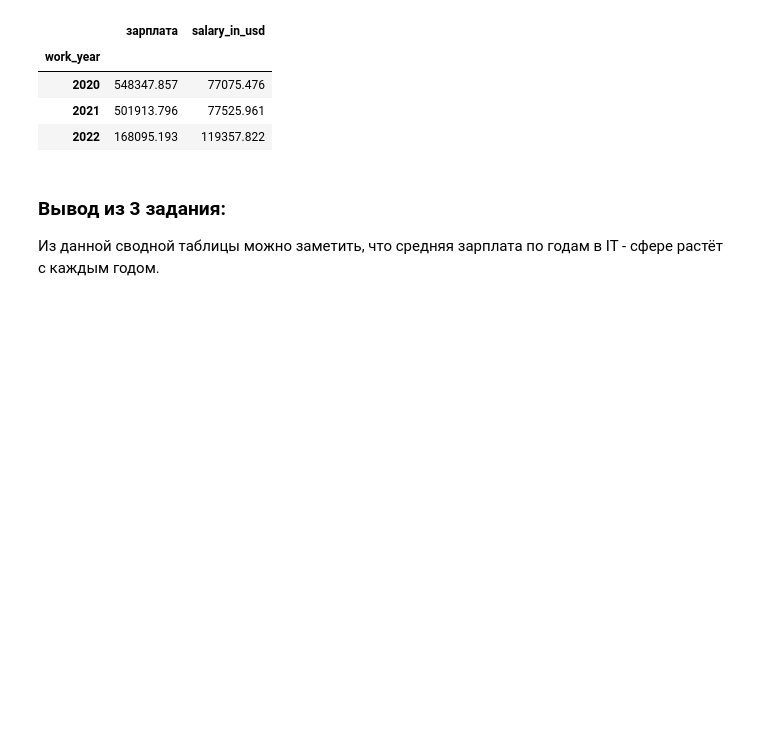
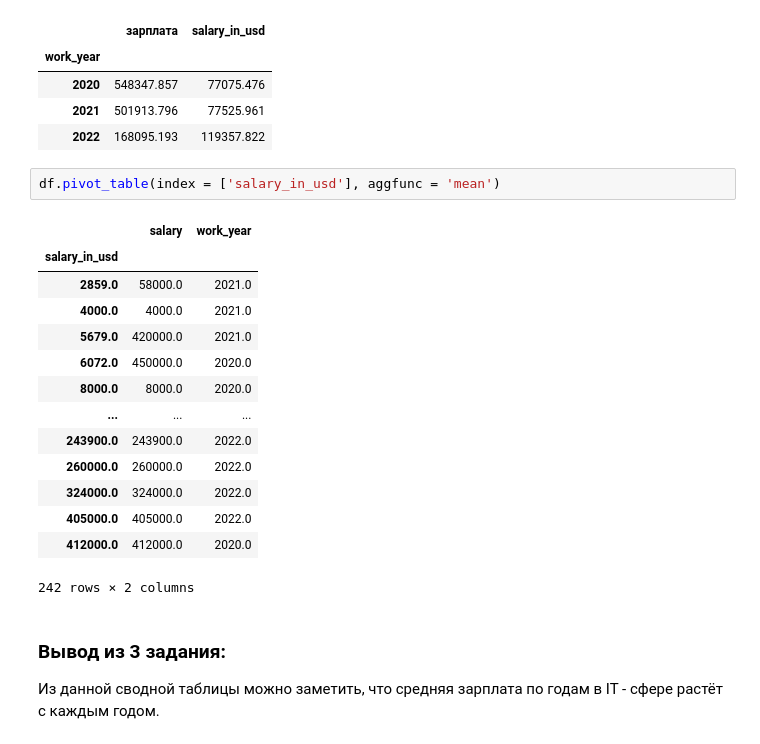
Before and after one commit to Irbis174/data-analysis, a Jupyter notebook: 1 лаба/ЛР-1_Головкин_7.ipynb, the cells around one changed output. Cells and saved outputs as stored; diff of their text form; blank space fills up the shorter version.

```diff
--- a/1 лаба/ЛР-1_Головкин_7.ipynb
+++ b/1 лаба/ЛР-1_Головкин_7.ipynb
@@ -321,6 +321,23 @@ df.pivot_table(index = ['work_year'], aggfunc = 'mean').sort_values(['salary'],
 | 2020 | 548347.857 | 77075.476 |
 | 2021 | 501913.796 | 77525.961 |
 | 2022 | 168095.193 | 119357.822 |
+# %%
+df.pivot_table(index = ['salary_in_usd'], aggfunc = 'mean')
+# %% [output]
+|  | salary | work_year |
+| salary_in_usd |  |  |
+| 2859.0 | 58000.0 | 2021.0 |
+| 4000.0 | 4000.0 | 2021.0 |
+| 5679.0 | 420000.0 | 2021.0 |
+| 6072.0 | 450000.0 | 2020.0 |
+| 8000.0 | 8000.0 | 2020.0 |
+| ... | ... | ... |
+| 243900.0 | 243900.0 | 2022.0 |
+| 260000.0 | 260000.0 | 2022.0 |
+| 324000.0 | 324000.0 | 2022.0 |
+| 405000.0 | 405000.0 | 2022.0 |
+| 412000.0 | 412000.0 | 2020.0 |
+242 rows × 2 columns
 # %% [markdown]
 ### Вывод из 3 задания:
 Из данной сводной таблицы можно заметить, что средняя зарплата по годам в IT - сфере растёт с каждым годом.
```
Also changed, not shown: parts of 16 cells of this notebook.
